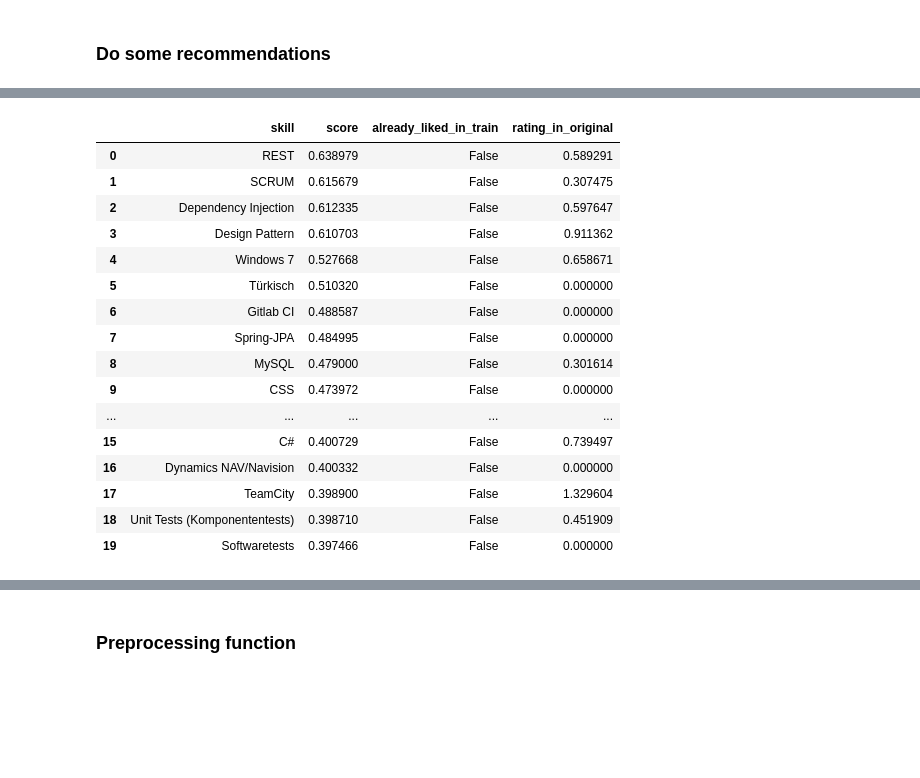
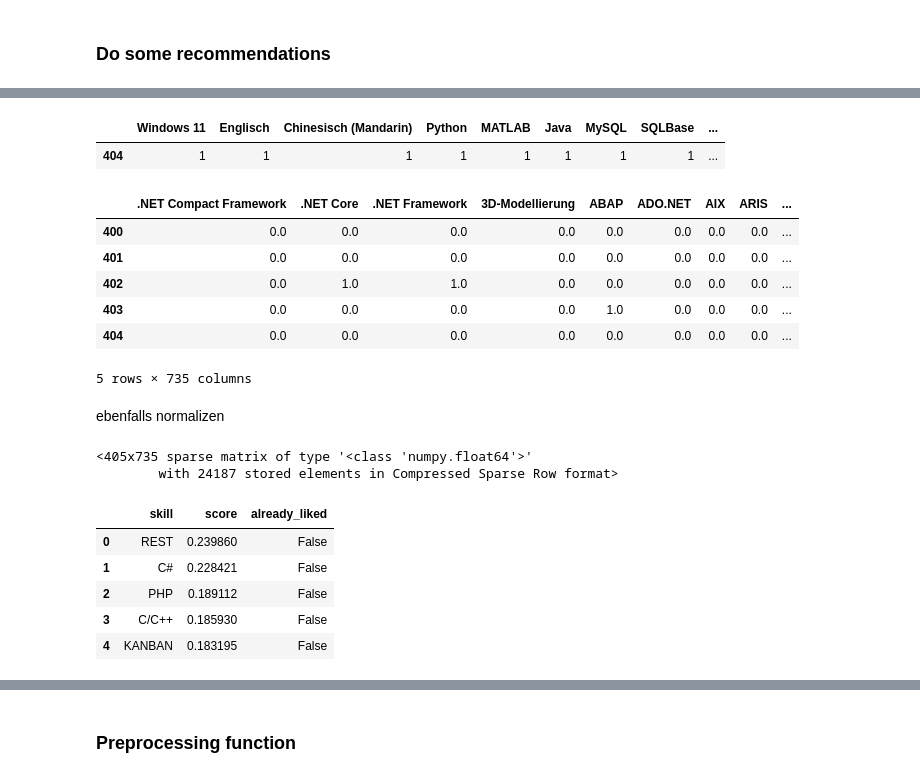
Before and after one commit to maximizer36/DS_AP, a Jupyter notebook: AP_binary_implicit_lib2.ipynb, the cells around one changed output, grey strips where cells are left out. Saved outputs shown, nothing was run; the diff lists cells and outputs as text; code cells hidden in the pictures; blank space fills up the shorter version.

```diff
--- a/AP_binary_implicit_lib2.ipynb
+++ b/AP_binary_implicit_lib2.ipynb
@@ -434,21 +497,0 @@ recommendations_df
-# %%
-data_best_user_id = pd.DataFrame.sparse.from_spmatrix(data = data_best.tocsr()[userid],columns=matrix.columns).T.reset_index().rename(columns = {"index": "skill",0: "rating"}).sort_values(by = "rating", ascending = False)
-recommendations_df.merge(data_best_user_id, on = "skill", how = "left").rename(columns = {"rating": "rating_in_original"})
-# %% [output]
-|  | skill | score | already_liked_in_train | rating_in_original |
-| 0 | REST | 0.638979 | False | 0.589291 |
-| 1 | SCRUM | 0.615679 | False | 0.307475 |
-| 2 | Dependency Injection | 0.612335 | False | 0.597647 |
-| 3 | Design Pattern | 0.610703 | False | 0.911362 |
-| 4 | Windows 7 | 0.527668 | False | 0.658671 |
-| 5 | Türkisch | 0.510320 | False | 0.000000 |
-| 6 | Gitlab CI | 0.488587 | False | 0.000000 |
-| 7 | Spring-JPA | 0.484995 | False | 0.000000 |
-| 8 | MySQL | 0.479000 | False | 0.301614 |
-| 9 | CSS | 0.473972 | False | 0.000000 |
-| ... | ... | ... | ... | ... |
-| 15 | C# | 0.400729 | False | 0.739497 |
-| 16 | Dynamics NAV/Navision | 0.400332 | False | 0.000000 |
-| 17 | TeamCity | 0.398900 | False | 1.329604 |
-| 18 | Unit Tests (Komponententests) | 0.398710 | False | 0.451909 |
-| 19 | Softwaretests | 0.397466 | False | 0.000000 |
@@ -454,0 +514,58 @@ recommendations_df.merge(data_best_user_id, on = "skill", how = "left").rename(c
+# %%
+new_id = 404
+new_skills = {
+                "Windows 11":1,
+                "Englisch":1,
+                "Chinesisch (Mandarin)":1,
+                "Python":1,
+                "MATLAB":1,
+                "Java":1,
+                "MySQL":1,
+                "SQLBase":1,
+                "Microsoft SQL Server":1,
+                "Google Cloud Platform":1,
+                "MongoDB":1,
+                "JSON":1,
+                "Docker":1,
+                "Statische Codeanalyse": 1,
+                "Power BI":1,
+                "Postman":1,
+                "PowerShell":1,
+                "Github actions":1
+            }
+# %%
+new_user_df = pd.DataFrame(new_skills, index = [new_id])
+new_user_df
+# %% [output]
+|  | Windows 11 | Englisch | Chinesisch (Mandarin) | Python | MATLAB | Java | MySQL | SQLBase | ... |
+| 404 | 1 | 1 | 1 | 1 | 1 | 1 | 1 | 1 | ... |
+# %%
+new_user_matrix = pd.concat([matrix,new_user_df]).sort_index().fillna(0)
+new_user_matrix.tail(5)
+# %% [output]
+|  | .NET Compact Framework | .NET Core | .NET Framework | 3D-Modellierung | ABAP | ADO.NET | AIX | ARIS | ... |
+| 400 | 0.0 | 0.0 | 0.0 | 0.0 | 0.0 | 0.0 | 0.0 | 0.0 | ... |
+| 401 | 0.0 | 0.0 | 0.0 | 0.0 | 0.0 | 0.0 | 0.0 | 0.0 | ... |
+| 402 | 0.0 | 1.0 | 1.0 | 0.0 | 0.0 | 0.0 | 0.0 | 0.0 | ... |
+| 403 | 0.0 | 0.0 | 0.0 | 0.0 | 1.0 | 0.0 | 0.0 | 0.0 | ... |
+| 404 | 0.0 | 0.0 | 0.0 | 0.0 | 0.0 | 0.0 | 0.0 | 0.0 | ... |
+5 rows × 735 columns
+# %% [markdown]
+ebenfalls normalizen
+# %%
+new_user_matrix_csr = scipy.sparse.csr_matrix(new_user_matrix.values)
+new_user_matrix_csr
+# %% [output]
+<405x735 sparse matrix of type '<class 'numpy.float64'>'
+        with 24187 stored elements in Compressed Sparse Row format>
+# %%
+skill_ids, scores  = model_best.recommend(404, user_items= new_user_matrix_csr[404], N = 5 , filter_already_liked_items=True, recalculate_user=True)
+recommendations_df = pd.DataFrame({ "skill": new_user_matrix.columns[skill_ids], "score": scores, "already_liked": np.in1d(skill_ids, new_user_matrix_csr.tocsr()[404].indices)})
+recommendations_df
+# %% [output]
+|  | skill | score | already_liked |
+| 0 | REST | 0.239860 | False |
+| 1 | C# | 0.228421 | False |
+| 2 | PHP | 0.189112 | False |
+| 3 | C/C++ | 0.185930 | False |
+| 4 | KANBAN | 0.183195 | False |
```
Also changed, not shown: parts of 28 cells of this notebook.
